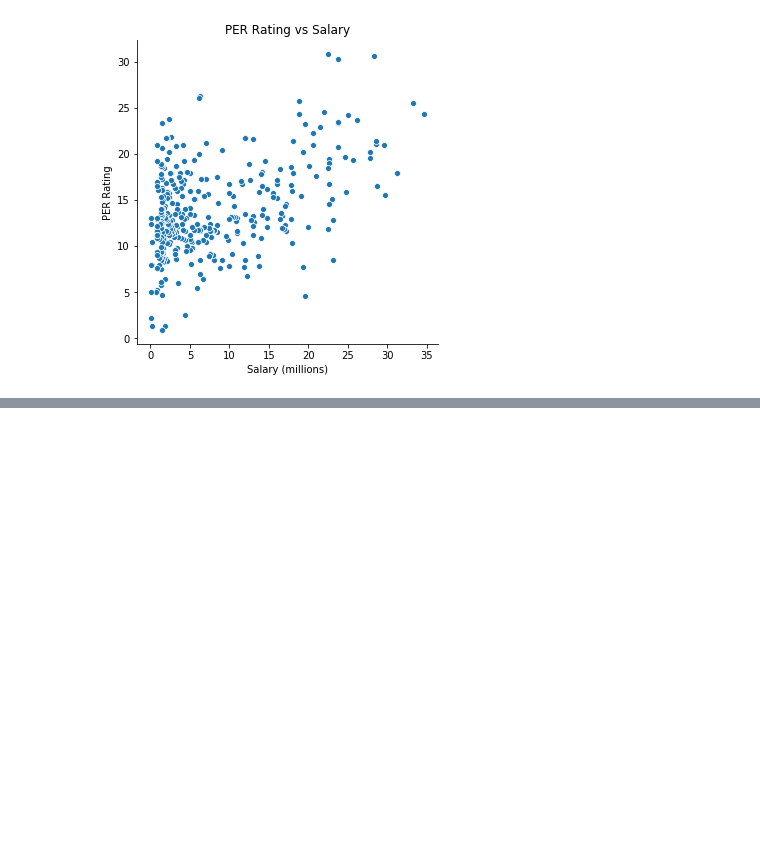
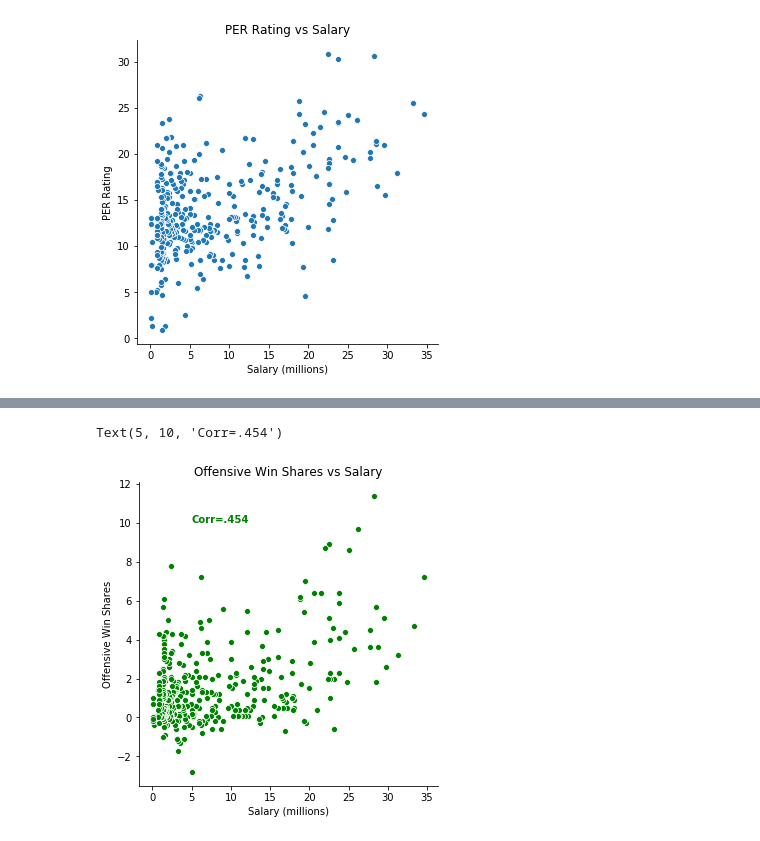
Before and after one commit to LambdaSchool/DS-Unit-1-Sprint-5-Data-Storytelling-Blog-Post, a Jupyter notebook: NBA_salary_analysis.ipynb, the cells around one changed output, grey strips where cells are left out. Cells and saved outputs as stored; diff of their text form; code cells hidden in the pictures; blank space fills up the shorter version.

```diff
--- a/NBA_salary_analysis.ipynb
+++ b/NBA_salary_analysis.ipynb
@@ -149,0 +182,6 @@ merged[(merged['Salary']>15) & (merged['PER'] <10)]
+# %%
+idx_overpaid  = (merged['PER']-model.predict(merged[['Salary']])).idxmin(axis=0)
+
+idx_underpaid = (merged['PER']-model.predict(merged[['Salary']])).idxmax(axis=0)
+
+merged['error']=merged['PER']-model.predict(merged[['Salary']])
@@ -149,0 +230,12 @@ merged[(merged['Salary']>15) & (merged['PER'] <10)]
+# %%
+sns.relplot(x='Salary', y='OWS', data=merged, color='g');
+
+#labels
+plt.title('Offensive Win Shares vs Salary')
+plt.xlabel('Salary (millions)');
+plt.ylabel('Offensive Win Shares');
+
+plt.text(5,10, "Corr=.454", fontsize=10, color='g', weight = 'bold')
+# %% [output]
+Text(5, 10, 'Corr=.454')
+[figure, added]
```
Also changed, not shown: parts of 8 cells of this notebook.
